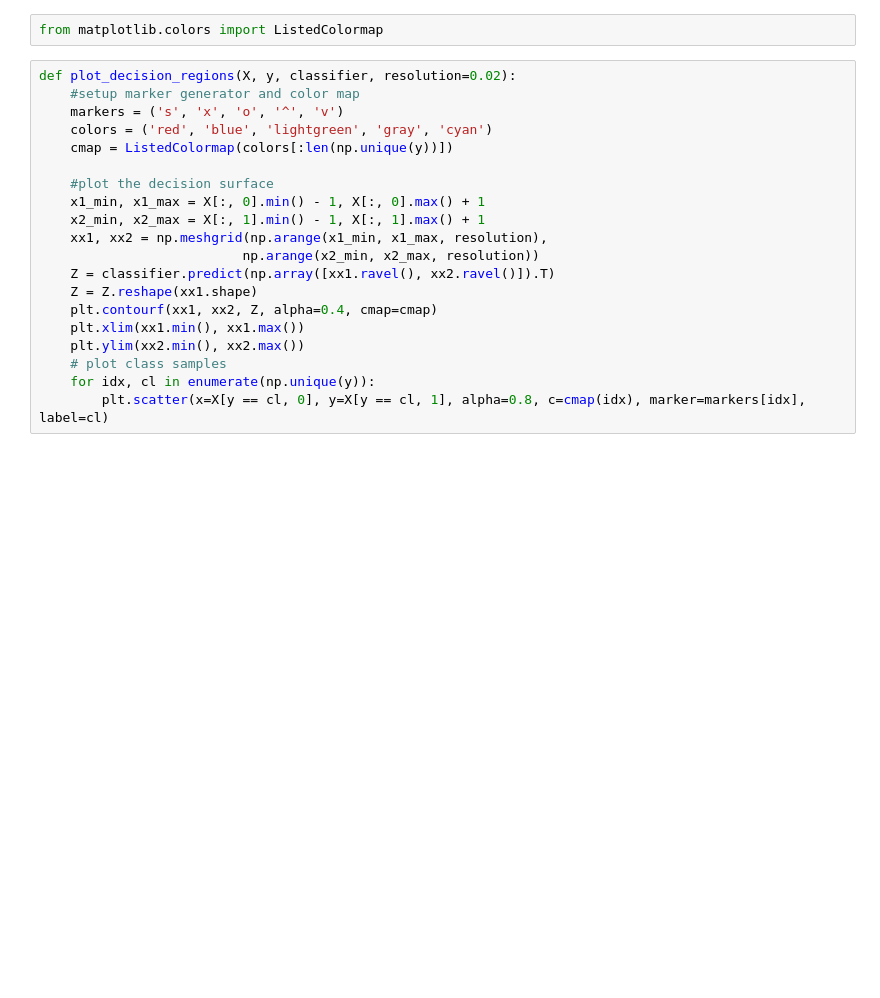
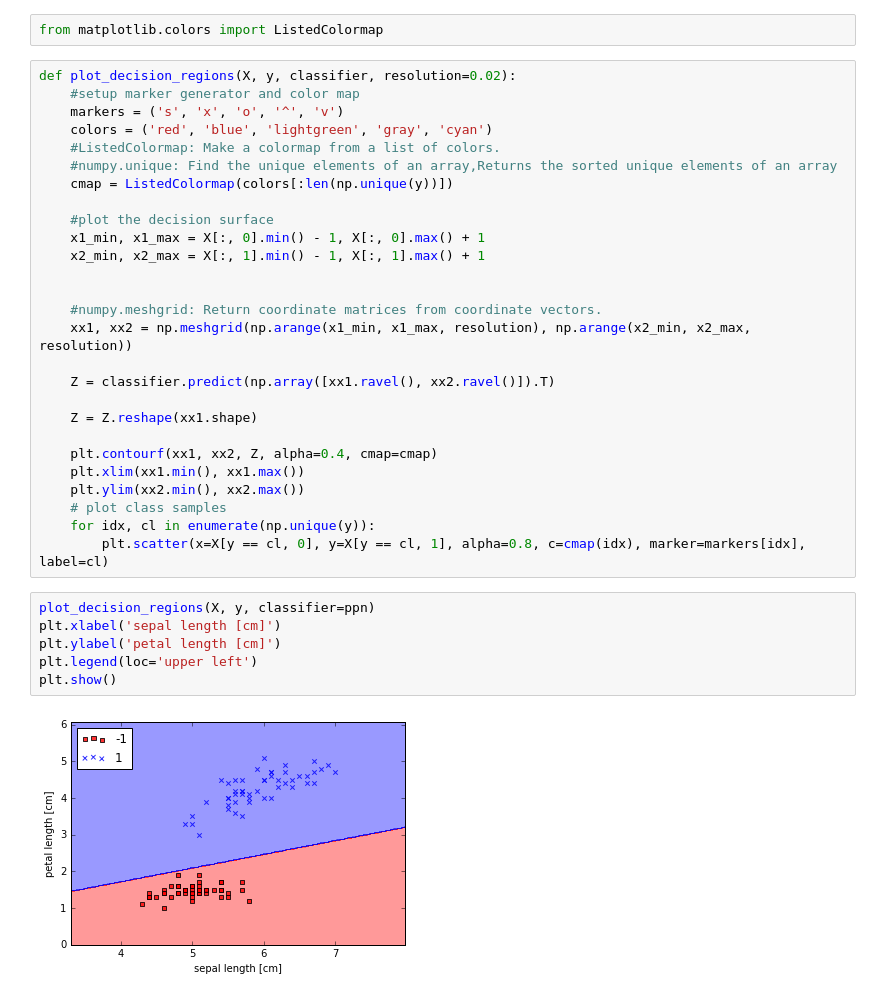
Before and after one commit to alexliyang/PythonMachineLearning, a Jupyter notebook: Chapter2_Perceptron.ipynb, the cells around one changed output. Drawn from its saved outputs; the diff is of its cells as text; blank space fills up the shorter version.

```diff
--- a/Chapter2_Perceptron.ipynb
+++ b/Chapter2_Perceptron.ipynb
@@ -117,18 +112,33 @@ def plot_decision_regions(X, y, classifier, resolution=0.02):
     #setup marker generator and color map
     markers = ('s', 'x', 'o', '^', 'v')
     colors = ('red', 'blue', 'lightgreen', 'gray', 'cyan')
+    #ListedColormap: Make a colormap from a list of colors.
+    #numpy.unique: Find the unique elements of an array,Returns the sorted unique elements of an array
     cmap = ListedColormap(colors[:len(np.unique(y))])
 
     #plot the decision surface
     x1_min, x1_max = X[:, 0].min() - 1, X[:, 0].max() + 1
     x2_min, x2_max = X[:, 1].min() - 1, X[:, 1].max() + 1
-    xx1, xx2 = np.meshgrid(np.arange(x1_min, x1_max, resolution),
-                          np.arange(x2_min, x2_max, resolution))
+
+
+    #numpy.meshgrid: Return coordinate matrices from coordinate vectors.
+    xx1, xx2 = np.meshgrid(np.arange(x1_min, x1_max, resolution), np.arange(x2_min, x2_max, resolution))
+
     Z = classifier.predict(np.array([xx1.ravel(), xx2.ravel()]).T)
+
     Z = Z.reshape(xx1.shape)
+
     plt.contourf(xx1, xx2, Z, alpha=0.4, cmap=cmap)
     plt.xlim(xx1.min(), xx1.max())
     plt.ylim(xx2.min(), xx2.max())
     # plot class samples
     for idx, cl in enumerate(np.unique(y)):
         plt.scatter(x=X[y == cl, 0], y=X[y == cl, 1], alpha=0.8, c=cmap(idx), marker=markers[idx], label=cl)
+# %%
+plot_decision_regions(X, y, classifier=ppn)
+plt.xlabel('sepal length [cm]')
+plt.ylabel('petal length [cm]')
+plt.legend(loc='upper left')
+plt.show()
+# %% [output]
+[figure, added]
```
Also changed, not shown: parts of 5 cells of this notebook, 1 other file.
